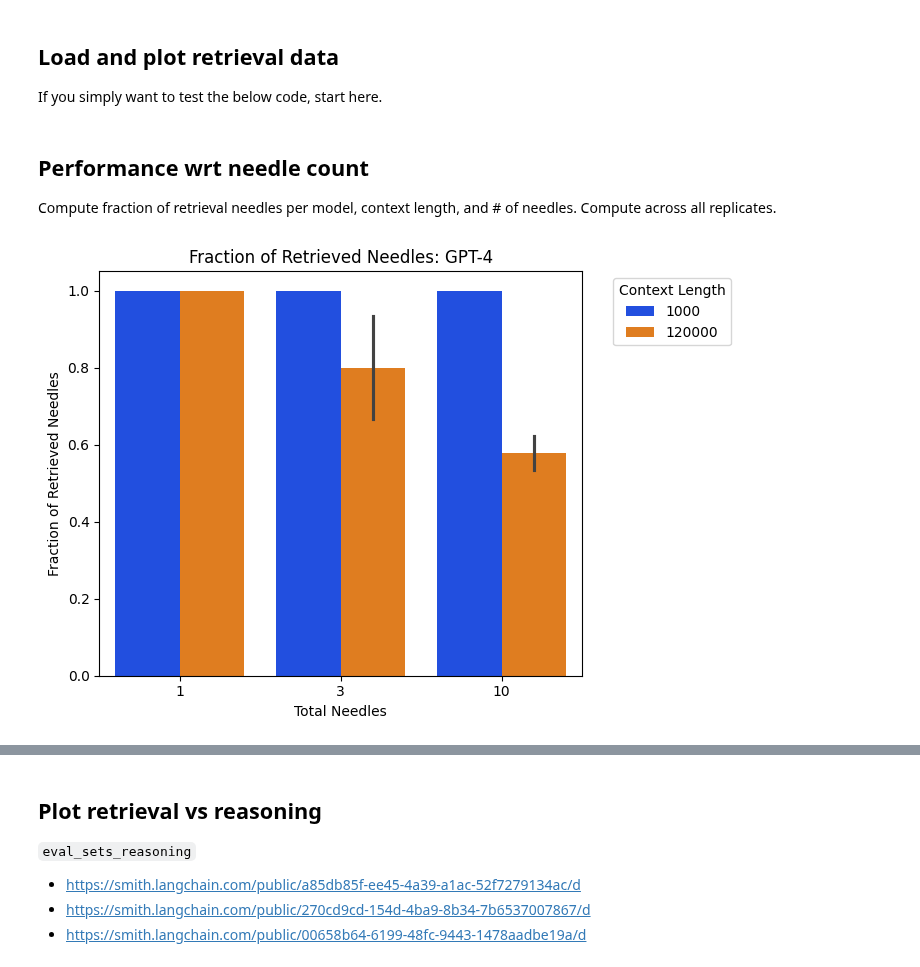
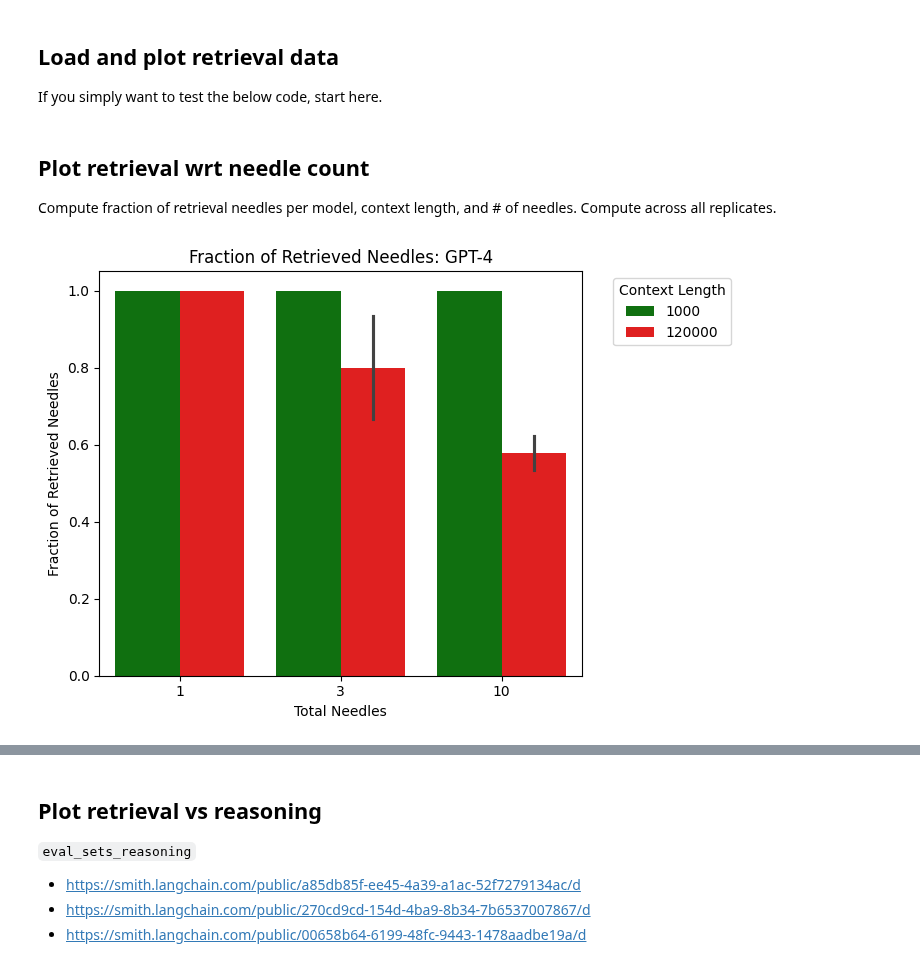
Before and after one commit to gkamradt/LLMTest_NeedleInAHaystack, a Jupyter notebook: viz/CreateVisFromLangSmithTesting.ipynb, the cells around one changed output, grey strips where cells are left out. Drawn from its saved outputs; the diff is of its cells as text; code cells hidden in the pictures.

```diff
--- a/viz/CreateVisFromLangSmithTesting.ipynb
+++ b/viz/CreateVisFromLangSmithTesting.ipynb
@@ -257,39 +269,40 @@ df_gpt4_needle_check=pd.read_csv("multi-needle-datasets/gpt4_retrieval_per_needl
 df_gpt4['needles'] = df_gpt4['needles'].apply(lambda x: ast.literal_eval(x))
 df_gpt4['insertion_percentages'] = df_gpt4['insertion_percentages'].apply(lambda x: ast.literal_eval(x))
 # %% [markdown]
-## Performance wrt needle count
+## Plot retrieval wrt needle count
 
 Compute fraction of retrieval needles per model, context length, and # of needles. Compute across all replicates.
 # %%
 import warnings
 
 def plot_performance_vs_needles(df):
     with warnings.catch_warnings():
 
     # Ignore specific FutureWarnings
         warnings.simplefilter(action='ignore', category=FutureWarning)
 
         plt.figure(figsize=(8, 5))
         ax = sns.barplot(data=df,
                          x='total needles',
                          y='fract per turn',
                          hue='context length',
-                         palette=sns.color_palette("bright", len(df['context length'].unique())))
+                         palette=['green', 'red'])
         ax.set_title('Fraction of Retrieved Needles: GPT-4')
         ax.set_xlabel('Total Needles')
         ax.set_ylabel('Fraction of Retrieved Needles')
         ax.grid(False)
         ax.legend(title='Context Length', bbox_to_anchor=(1.05, 1), loc='upper left')
         plt.tight_layout(rect=[0, 0, 0.9, 1])
+        plt.savefig("retrieval_barplot.png", dpi=300, bbox_inches='tight')
         plt.show()
 
 # Prepare for plotting
 df_gpt4['fract per turn'] = df_gpt4['retrieved needles'] / df_gpt4['total needles']
 
 # Choose specific context lengths to plot
 df_gpt4_plot = df_gpt4[df_gpt4['context length'].isin([120000,1000])]
 
 plot_performance_vs_needles(df_gpt4_plot)
 # %% [output]
-[figure, old version]
+[figure, new version]
 # %% [markdown]
```
Also changed, not shown: parts of 10 cells of this notebook, 3 other files.
